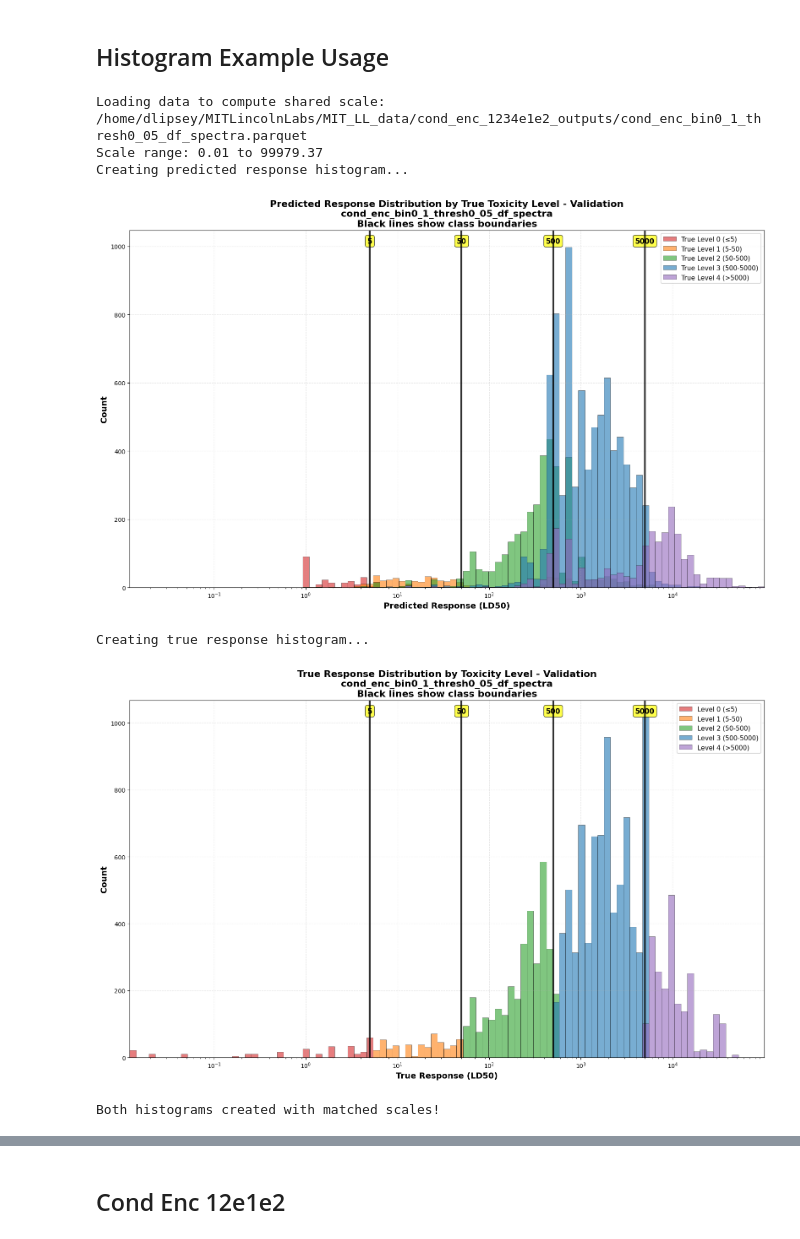
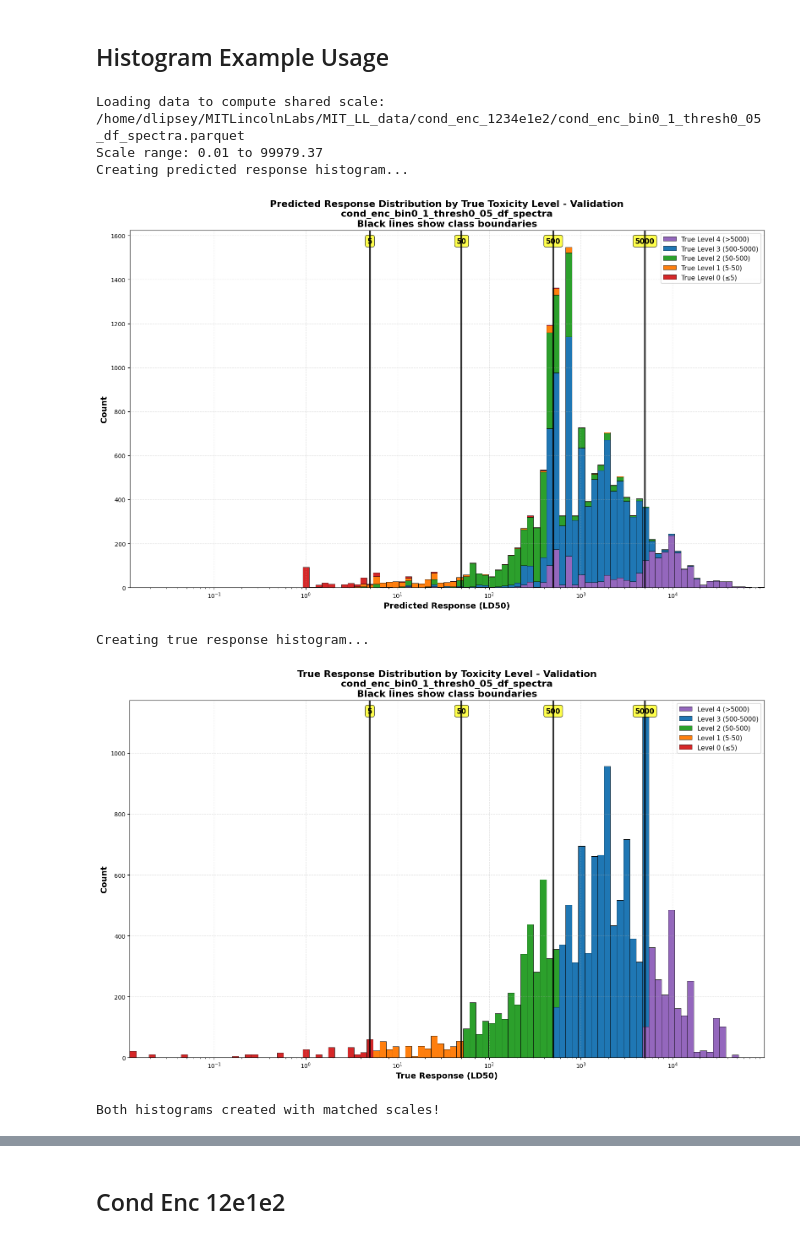
Before and after one commit to DashLLipsey/PREDICT-MIT-LL, a Jupyter notebook: Notebooks/Regression_final_results_figures.ipynb, the cells around one changed output, grey strips where cells are left out. Saved outputs shown, nothing was run; the diff lists cells and outputs as text; code cells hidden in the pictures.

```diff
--- a/Notebooks/Regression_final_results_figures.ipynb
+++ b/Notebooks/Regression_final_results_figures.ipynb
@@ -1678,18 +1830,19 @@ def create_toxicity_histograms_comparison(
 ## Histogram Example Usage
 # %%
 # Example: Create both predicted and true response histograms with automatic matched scaling
-plot_df_pred, plot_df_true = create_toxicity_histograms_comparison(
-    folder_path="/home/dlipsey/MITLincolnLabs/MIT_LL_data/cond_enc_1234e1e2_outputs",
+plot_df_pred, plot_df_true = create_matched_histograms(
+    folder_path="/home/dlipsey/MITLincolnLabs/MIT_LL_data/cond_enc_1234e1e2",
     file_name="cond_enc_bin0_1_thresh0_05_df_spectra.parquet",
     super_test=False,
-    test_only=False
+    test_only=False,
+    stack = True
 )
 # %% [output]
-Loading data to compute shared scale: /home/dlipsey/MITLincolnLabs/MIT_LL_data/cond_enc_1234e1e2_outputs/cond_enc_bin0_1_thresh0_05_df_spectra.parquet
+Loading data to compute shared scale: /home/dlipsey/MITLincolnLabs/MIT_LL_data/cond_enc_1234e1e2/cond_enc_bin0_1_thresh0_05_df_spectra.parquet
 Scale range: 0.01 to 99979.37
 Creating predicted response histogram...
-[figure, old version]
+[figure, new version]
 Creating true response histogram...
-[figure, old version]
+[figure, new version]
 Both histograms created with matched scales!
 # %% [markdown]
```
Also changed, not shown: parts of 19 cells of this notebook, 3 other files.
